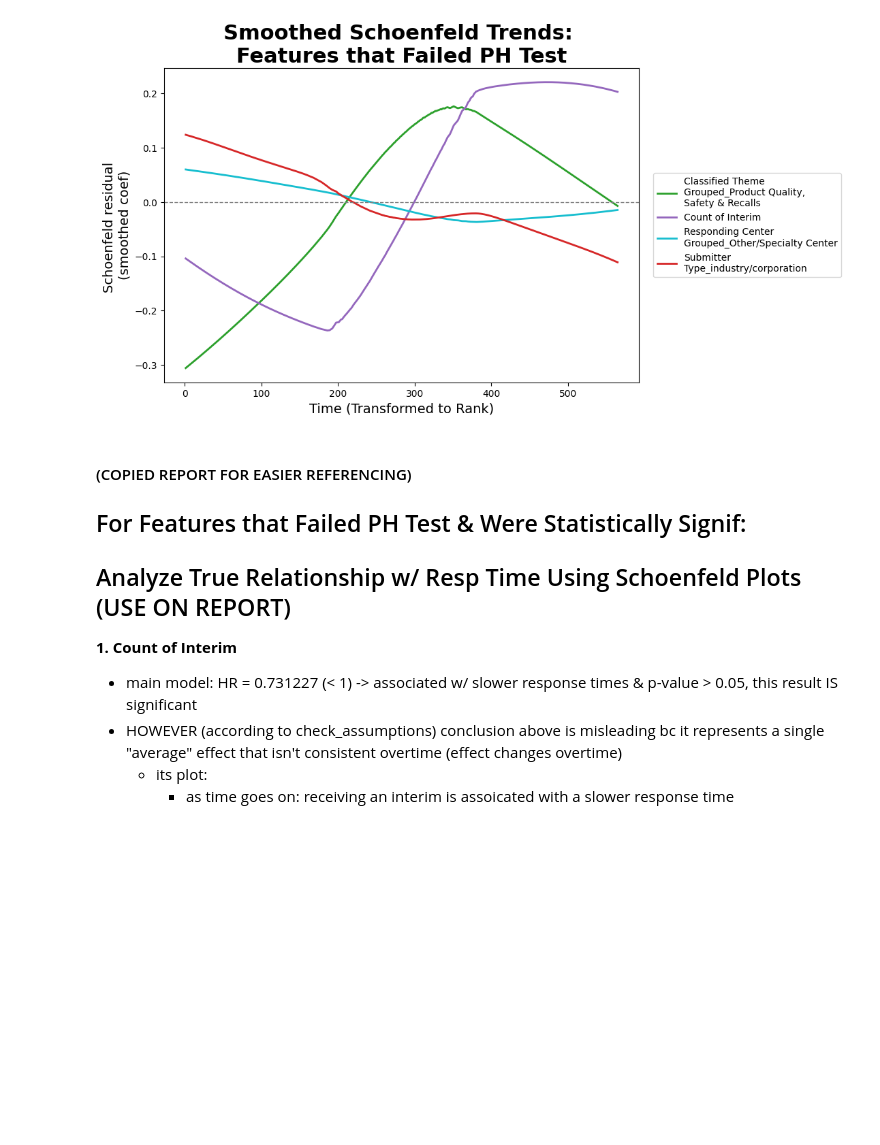
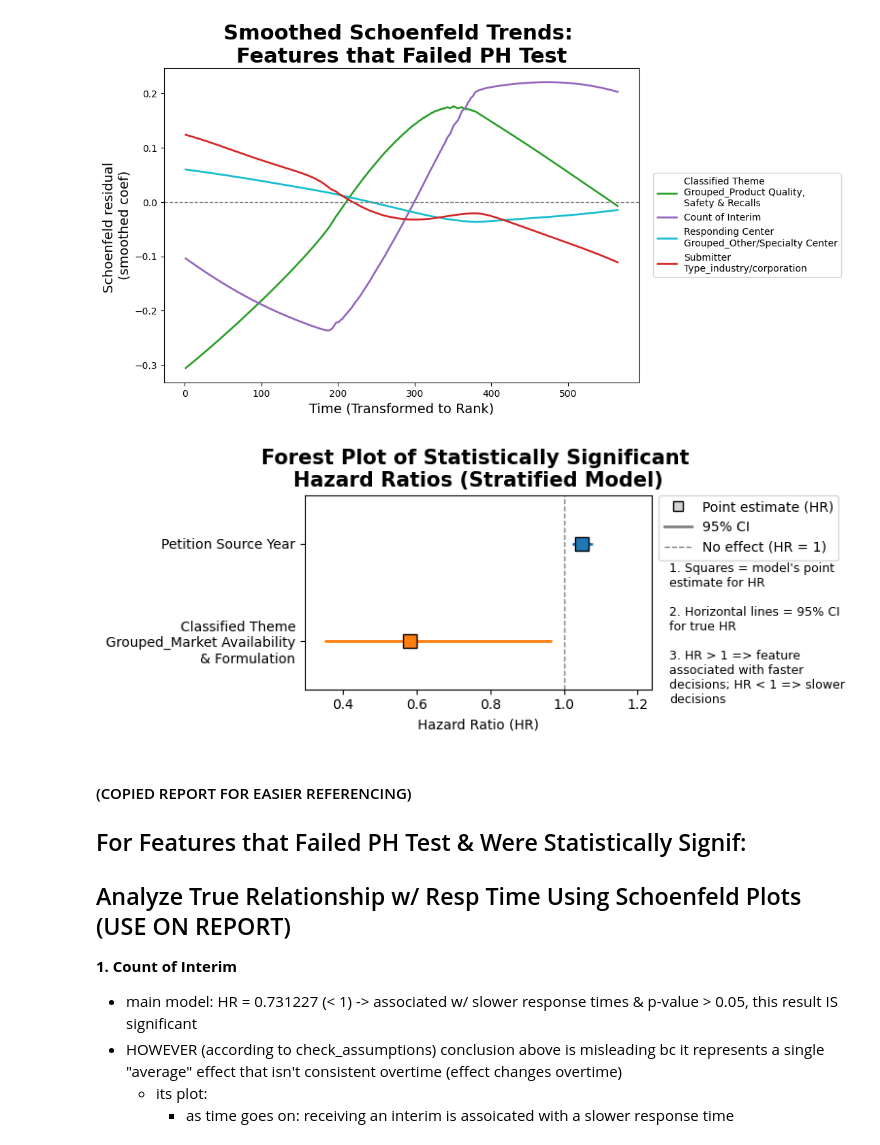
Before and after one commit to aanht/ucb-fda-citizen-project, a Jupyter notebook: all_years_eda_modeling/visuals_and_modeling.ipynb, the cells around one changed output. Cells and saved outputs as stored; diff of their text form; code cells hidden in the pictures; blank space fills up the shorter version.

```diff
--- a/all_years_eda_modeling/visuals_and_modeling.ipynb
+++ b/all_years_eda_modeling/visuals_and_modeling.ipynb
@@ -929,13 +929,13 @@ summary = cph_stratified.summary.copy()
 #features = summary.index.tolist()
 
 # lifelines stores coef and coef confidence bounds; exponentiate to get HR and HR CI
-coef = summary["coef"].values
-coef_lo = summary["coef lower 95%"].values
-coef_hi = summary["coef upper 95%"].values
+hr = summary["exp(coef)"].values
+hr_lo = summary["exp(coef) lower 95%"].values
+hr_hi = summary["exp(coef) upper 95%"].values
 
-hr = np.exp(coef)
-hr_lo = np.exp(coef_lo)
-hr_hi = np.exp(coef_hi)
+#hr = np.exp(coef)
+#hr_lo = np.exp(coef_lo)
+#hr_hi = np.exp(coef_hi)
 
 # colors
 colors = sns.color_palette("deep", n_colors=len(significant_non_failing))
@@ -1116,6 +1116,94 @@ plt.savefig("combined_schoenfeld_trends.png", bbox_inches="tight")
 plt.show()
 # %% [output]
 [figure]
+# %%
+# ...existing code...
+# Manual two-feature forest plot (compact vertical spacing)
+import numpy as np
+import matplotlib.pyplot as plt
+from matplotlib.lines import Line2D
+
+features = [
+    "Petition Source Year",
+    "Classified Theme Grouped_Market Availability & Formulation"
+]
+
+hr = np.array([1.049551, 0.580615])
+hr_lo = np.array([1.022453, 0.348640])
+hr_hi = np.array([1.077367, 0.966942])
+
+colors = ["tab:blue", "tab:orange"]
+n = len(features)
+y = np.arange(n)
+
+# set a compact height based on number of rows
+fig_height = 0.9 * n + 0.8
+fig, ax = plt.subplots(figsize=(6, fig_height))
+
+for i in range(n):
+    ax.hlines(y=i, xmin=hr_lo[i], xmax=hr_hi[i], color=colors[i], linewidth=2)
+    ax.plot(hr[i], i, marker="s", color=colors[i], markersize=10, markeredgecolor="k", zorder=5)
+
+# set tight y-limits so rows are evenly spaced without large margins
+ax.set_yticks(y)
+ax.set_yticklabels(features)
+# use +/-0.5 padding so rows sit nicely in the plot
+ax.set_ylim(n - 0.5, -0.5)   # inverted so top row is first (matches previous behavior)
+
+ax.axvline(1.0, color="gray", linestyle="--", linewidth=1)
+ax.set_xlabel("Hazard Ratio (HR)")
+
+# set x-limits with a small margin
+left = min(hr_lo) * 0.85
+right = max(hr_hi) * 1.15
+ax.set_xlim(left, right)
+
+# annotate HR values (compute xlim AFTER setting it)
+# xrange = ax.get_xlim()
+# for i in range(n):
+#     ax.text(xrange[1] + 0.02 * (xrange[1] - xrange[0]), i,
+#             f"HR={hr[i]:.3f}", va="center", fontsize=9)
+
+plt.title("Forest Plot of Statistically Significant \nHazard Ratios (Stratified Model)", fontsize=15, fontweight='bold')
+
+import textwrap
+wrapped_labels = []
+for lbl in significant_non_failing:
+    if lbl == "Classified Theme Grouped_Product Quality, Safety & Recalls":
+        wrapped_labels.append("Classified Theme Grouped_\nProduct Quality, Safety & Recalls")
+    else:
+        # fallback: wrap any very long label at ~28 chars
+        wrapped_labels.append(textwrap.fill(lbl, width=28))
+
+ax.set_yticklabels(wrapped_labels)
+
+# add legend
+from matplotlib.lines import Line2D
+
+# create legend handles (generic, not per-feature)
+legend_handles = [
+    Line2D([0], [0], marker='s', color='w', markerfacecolor='lightgray', markeredgecolor='k', markersize=7, label="Point estimate (HR)"),
+    Line2D([0], [0], color='gray', lw=2, label="95% CI"),
+    Line2D([0], [0], color='gray', lw=1, linestyle='--', label="No effect (HR = 1)")
+]
+
+# make room on the right for legend / caption
+fig.subplots_adjust(right=0.72)
+
+# place legend to the right
+ax.legend(handles=legend_handles, loc='upper left', bbox_to_anchor=(1.02, 1), borderaxespad=0)
+
+# caption / explanatory key (adjust position if it overlaps)
+caption = ("\n\n\n\n\n\n1. Squares = model's point estimate for HR \n"
+           "\n2. Horizontal lines = 95% CI for true HR\n"
+           "\n3. HR > 1 => feature associated with faster decisions; HR < 1 => slower decisions")
+fig.text(0.75, 0.5, caption, fontsize=9, va='center', ha='left', wrap=True)
+
+#fig.tight_layout()
+plt.savefig("forest_plot_stratified_model.png", bbox_inches="tight")
+plt.show()
+# %% [output]
+[figure, added]
 # %% [markdown]
 #### (COPIED REPORT FOR EASIER REFERENCING)
 ## For Features that Failed PH Test & Were Statistically Signif:
```
Also changed, not shown: parts of 1 cell of this notebook, 1 other file.
